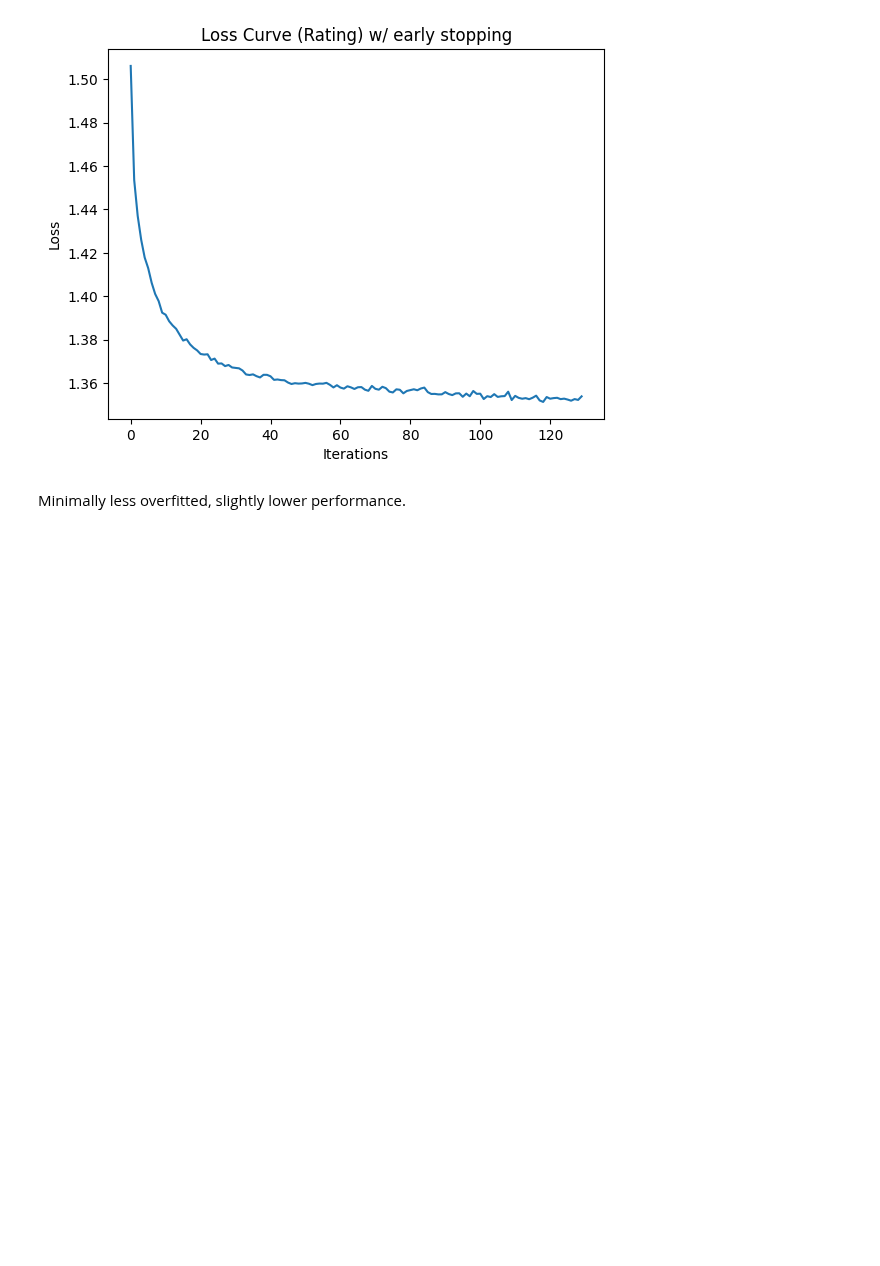
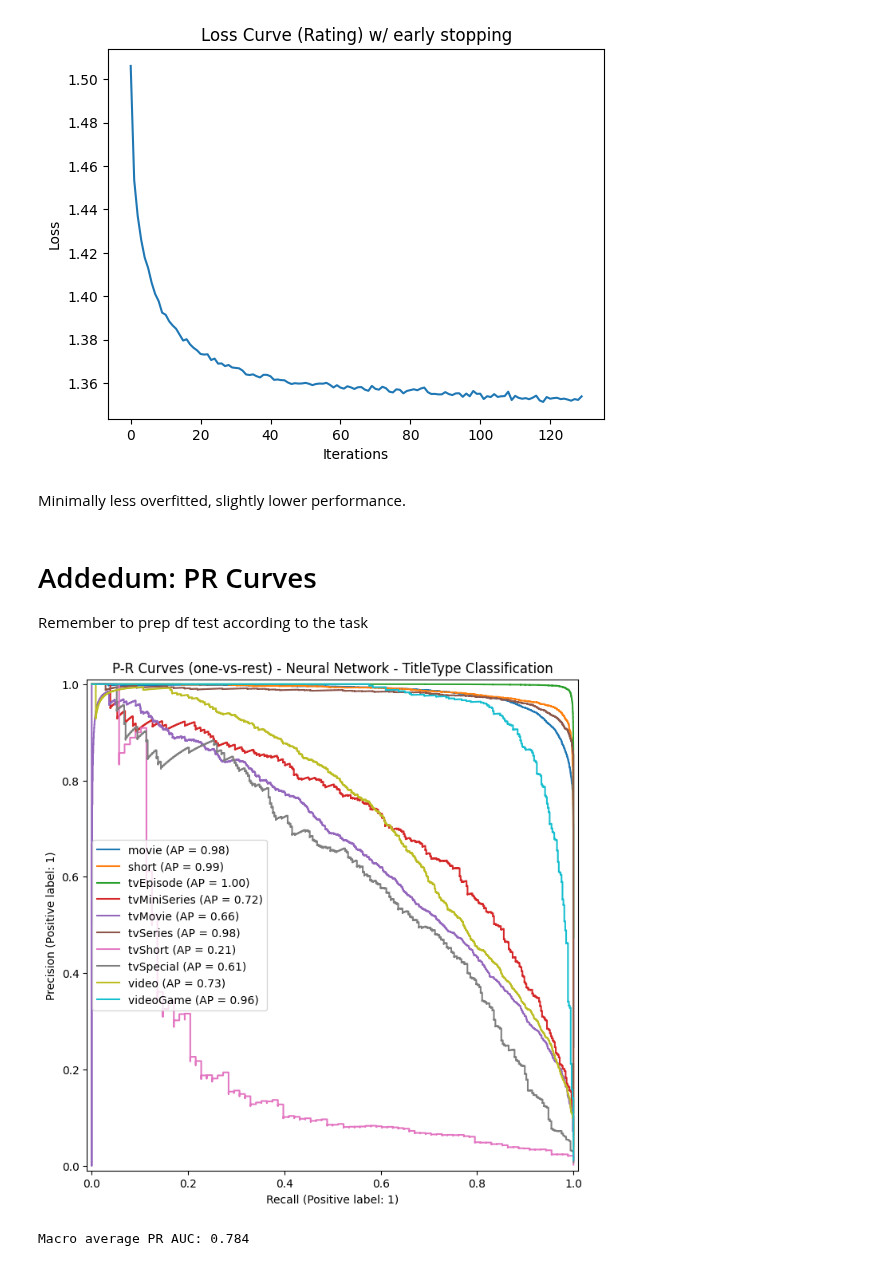
Before and after one commit to g-fabiani4-unipi/dm2_project, a Jupyter notebook: src/advanced_classification/neural_networks.ipynb, the cells around one changed output. Cells and saved outputs as stored; diff of their text form; code cells hidden in the pictures; blank space fills up the shorter version.

Commit message:
NN and classification conclusion

```diff
--- a/src/advanced_classification/neural_networks.ipynb
+++ b/src/advanced_classification/neural_networks.ipynb
@@ -953,3 +953,6 @@ plt.show()
 [figure]
 # %% [markdown]
 Minimally less overfitted, slightly lower performance.
+# %% [markdown]
+# Addedum: PR Curves
+Remember to prep df test according to the task
@@ -955,0 +961,31 @@ Minimally less overfitted, slightly lower performance.
+# %%
+# Get the classes and predictions from your pipeline
+class_labels = NN_tts.classes_
+y_score = NN_tts.predict_proba(df_test)
+
+# Binarize the test labels for multi-class PR curves
+y_test_bin = label_binarize(y_test_titleType, classes=class_labels)
+
+# If binary classification, reshape
+if y_test_bin.shape[1] == 1:
+    y_test_bin = np.column_stack([1 - y_test_bin, y_test_bin])
+
+# Plot PR curves
+plt.figure(figsize=(12, 8))
+for i, class_label in enumerate(class_labels):
+    PrecisionRecallDisplay.from_predictions(
+        y_test_bin[:, i],
+        y_score[:, i],
+        name=f"{class_label}",
+        ax=plt.gca()
+    )
+
+plt.legend()
+plt.title("P-R Curves (one-vs-rest) - Neural Network - TitleType Classification")
+plt.show()
+
+# Macro-average PR AUC
+print(f"Macro average PR AUC: {average_precision_score(y_test_bin, y_score, average='macro'):.3f}")
+# %% [output]
+[figure, added]
+Macro average PR AUC: 0.784
```
Also changed, not shown: parts of 1 cell of this notebook, 4 other files.
